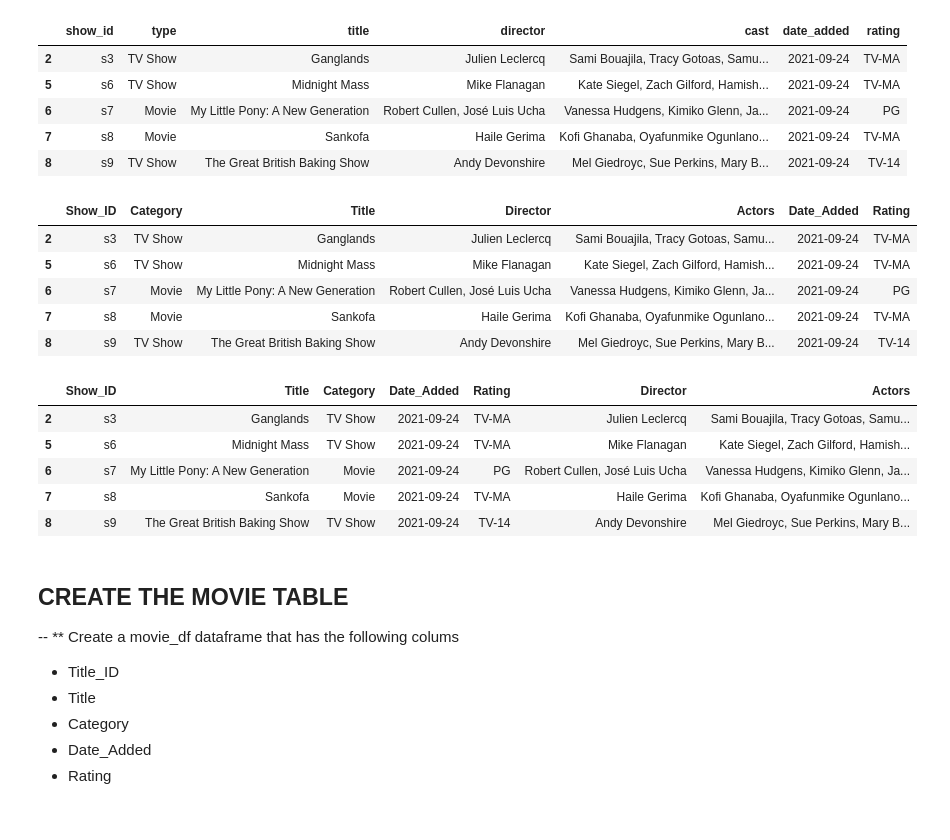
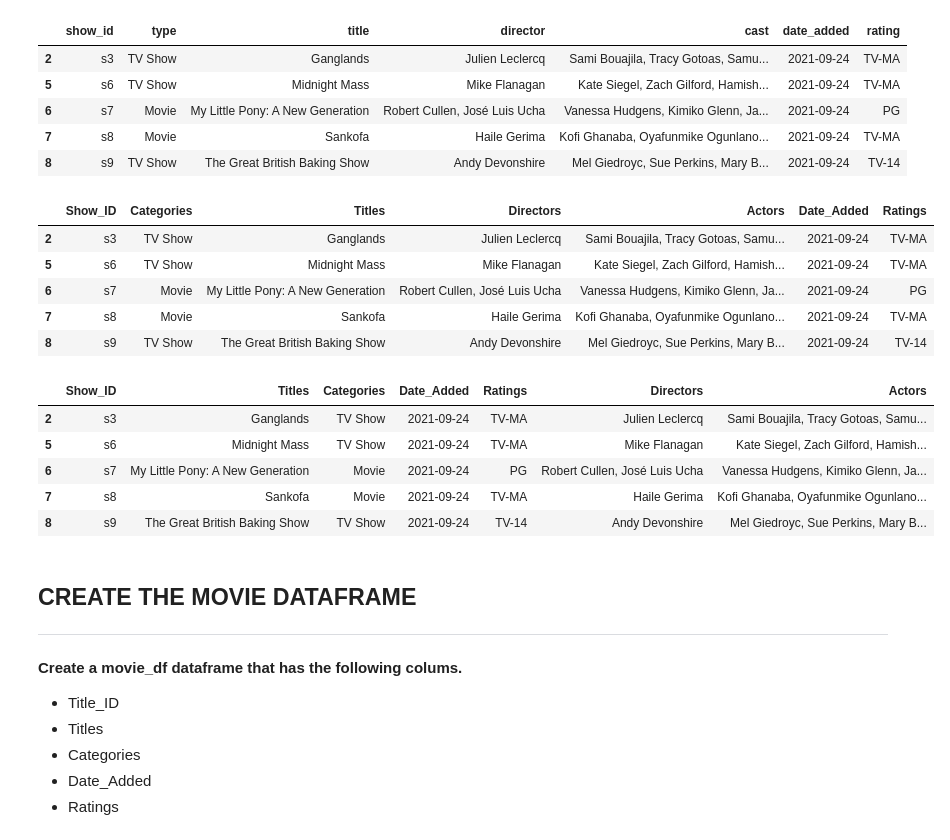
Before and after one commit to okalis05/DATA-ENGINEERING-PROJECT, a Jupyter notebook: Data-Engineering-project101.ipynb, the cells around one changed output. Saved outputs shown, nothing was run; the diff lists cells and outputs as text; code cells hidden in the pictures.

```diff
--- a/Data-Engineering-project101.ipynb
+++ b/Data-Engineering-project101.ipynb
@@ -97,12 +97,12 @@ reduced_df.head()
 | 8 | s9 | TV Show | The Great British Baking Show | Andy Devonshire | Mel Giedroyc, Sue Perkins, Mary B... | 2021-09-24 | TV-14 |
 # %%
 #Capitalize and rename the columns for a more appealing display
-netflix_df = reduced_df.rename(columns = {'show_id':'Show_ID','type':'Category','title':'Title','director':'Director','cast':'Actors',
-                                          'date_added':'Date_Added','rating':'Rating'})
+netflix_df = reduced_df.rename(columns = {'show_id':'Show_ID','type':'Categories','title':'Titles','director':'Directors','cast':'Actors',
+                                          'date_added':'Date_Added','rating':'Ratings'})
 
 netflix_df.head()
 # %% [output]
-|  | Show_ID | Category | Title | Director | Actors | Date_Added | Rating |
+|  | Show_ID | Categories | Titles | Directors | Actors | Date_Added | Ratings |
 | 2 | s3 | TV Show | Ganglands | Julien Leclercq | Sami Bouajila, Tracy Gotoas, Samu... | 2021-09-24 | TV-MA |
 | 5 | s6 | TV Show | Midnight Mass | Mike Flanagan | Kate Siegel, Zach Gilford, Hamish... | 2021-09-24 | TV-MA |
 | 6 | s7 | Movie | My Little Pony: A New Generation | Robert Cullen, José Luis Ucha | Vanessa Hudgens, Kimiko Glenn, Ja... | 2021-09-24 | PG |
@@ -110,10 +110,10 @@ netflix_df.head()
 | 8 | s9 | TV Show | The Great British Baking Show | Andy Devonshire | Mel Giedroyc, Sue Perkins, Mary B... | 2021-09-24 | TV-14 |
 # %%
 #Reorder the columns
-netflix_df = netflix_df[['Show_ID','Title','Category','Date_Added','Rating','Director','Actors']]
+netflix_df = netflix_df[['Show_ID','Titles','Categories','Date_Added','Ratings','Directors','Actors']]
 netflix_df.head()
 # %% [output]
-|  | Show_ID | Title | Category | Date_Added | Rating | Director | Actors |
+|  | Show_ID | Titles | Categories | Date_Added | Ratings | Directors | Actors |
 | 2 | s3 | Ganglands | TV Show | 2021-09-24 | TV-MA | Julien Leclercq | Sami Bouajila, Tracy Gotoas, Samu... |
 | 5 | s6 | Midnight Mass | TV Show | 2021-09-24 | TV-MA | Mike Flanagan | Kate Siegel, Zach Gilford, Hamish... |
 | 6 | s7 | My Little Pony: A New Generation | Movie | 2021-09-24 | PG | Robert Cullen, José Luis Ucha | Vanessa Hudgens, Kimiko Glenn, Ja... |
@@ -123,12 +123,12 @@ netflix_df.head()
 # save the cleaned dataframe as netflix_df.csv CSV file
 netflix_df.to_csv("/Users/francoiseelismbazoaokala/Documents/DATA-ENGINEERING-PROJECT/output1", index=False)
 # %% [markdown]
-## CREATE THE MOVIE TABLE
---
-** Create a movie_df dataframe that has the following colums
+## CREATE THE MOVIE DATAFRAME
+---
+**Create a movie_df dataframe that has the following colums.**
 - Title_ID
-- Title
-- Category
+- Titles
+- Categories
 - Date_Added
-- Rating
+- Ratings
 # %%
```
Also changed, not shown: parts of 30 cells of this notebook, 5 other files.
